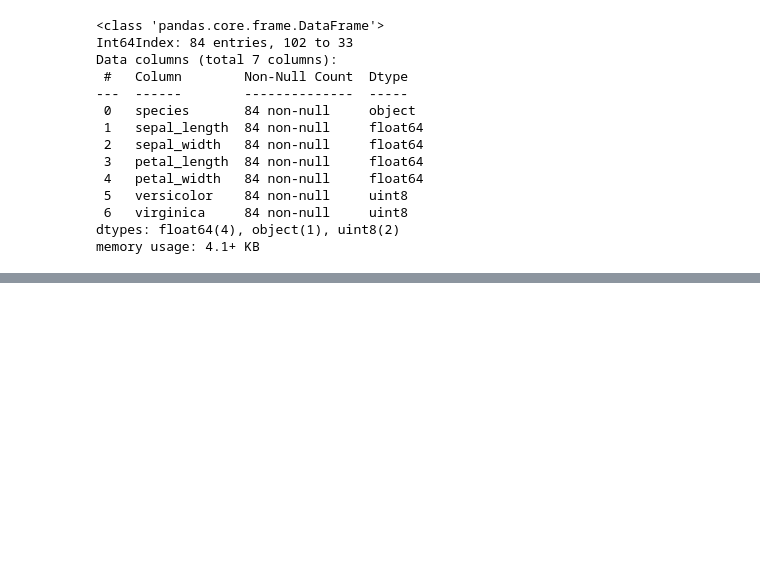
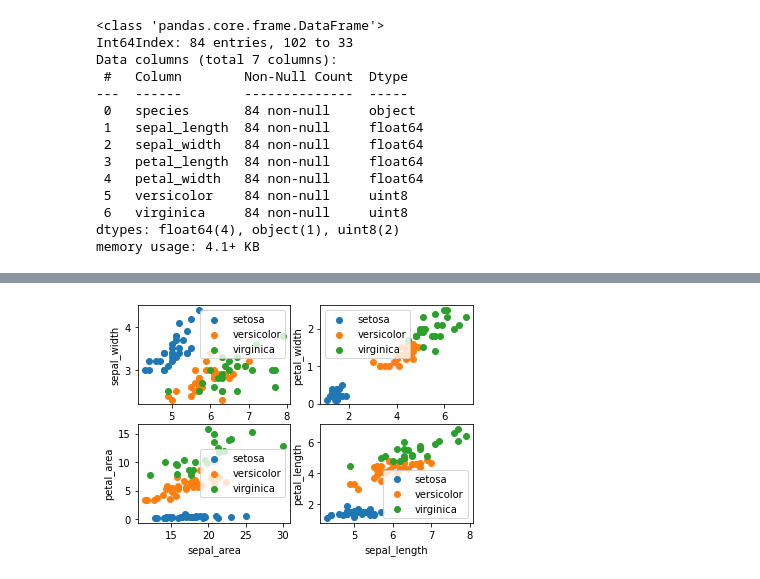
Before and after one commit to BraedenWright/classification-exercises, a Jupyter notebook: classification_exercises.ipynb, the cells around one changed output, grey strips where cells are left out. Cells and saved outputs as stored; diff of their text form; code cells hidden in the pictures; blank space fills up the shorter version.

```diff
--- a/classification_exercises.ipynb
+++ b/classification_exercises.ipynb
@@ -1106,0 +1152,6 @@ Checking sepal_width relationship for virginica and versicolor
+# %%
+for i, pair in enumerate(combos):
+    plt.subplot(2,2,i+1)
+    scatter_species(pair[0], pair[1])
+# %% [output]
+[figure, added]
```
Also changed, not shown: parts of 41 cells of this notebook, 1 other file.
